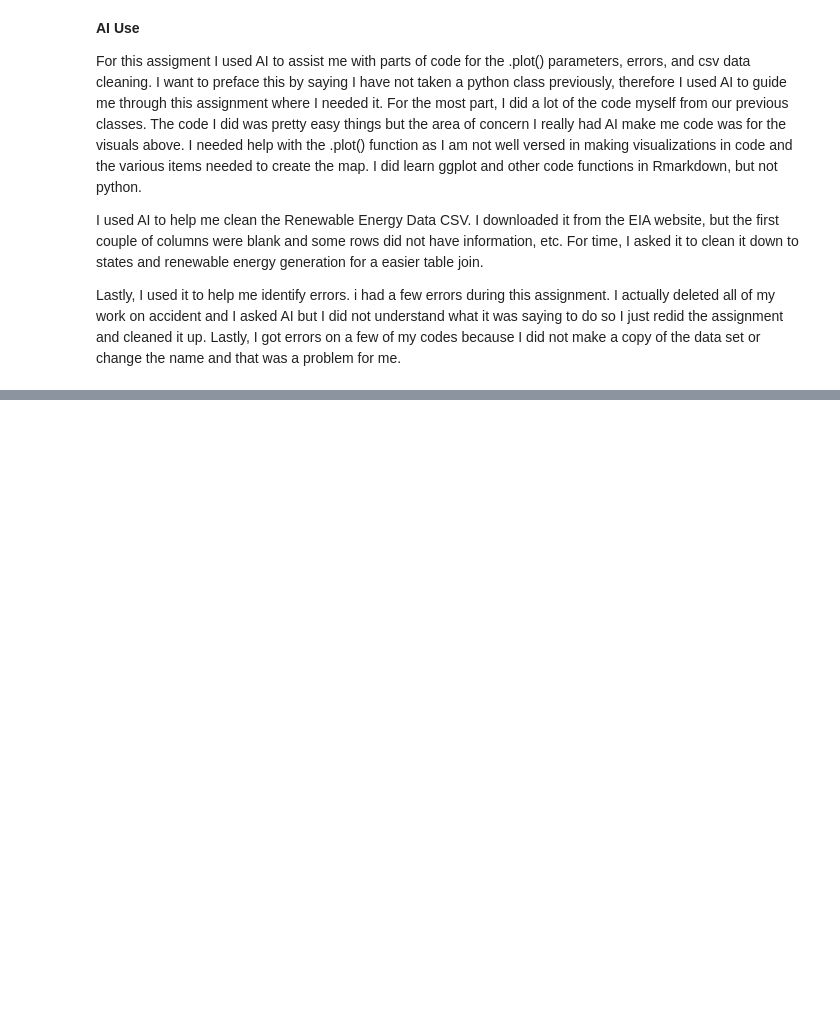
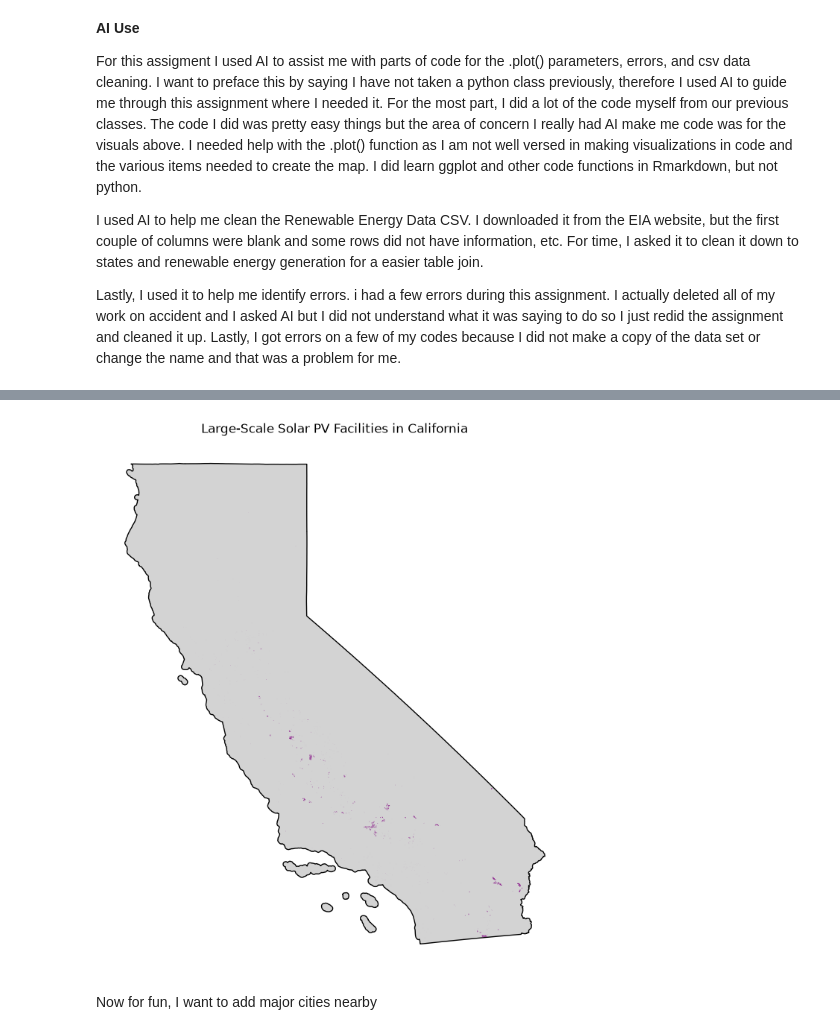
Before and after one commit to oliviapozytko/geog592-opozytko, a Jupyter notebook: homework/week07/homework07.ipynb, the cells around one changed output, grey strips where cells are left out. Saved outputs shown, nothing was run; the diff lists cells and outputs as text; code cells hidden in the pictures; blank space fills up the shorter version.

```diff
--- a/homework/week07/homework07.ipynb
+++ b/homework/week07/homework07.ipynb
@@ -353,0 +384,6 @@ Lastly, I used it to help me identify errors. i had a few errors during this ass
+# %%
+#filter California
+california = States[States["STUSPS"] == "CA"]
+# %%
+#clip the solar facilities in calirfornia
+solar_ca_clip = gpd.clip( SolarPV, california)
@@ -353,0 +400,20 @@ Lastly, I used it to help me identify errors. i had a few errors during this ass
+# %%
+#largescale solar PV in CA
+ax = california.plot(
+    figsize=(8, 10),
+    color="lightgray",
+    edgecolor="black"
+)
+
+solar_ca_clip.plot(
+    ax=ax,
+    color="purple",
+    edgecolor="none"
+)
+
+ax.set_title("Large-Scale Solar PV Facilities in California")
+ax.set_axis_off()
+# %% [output]
+[figure, added]
+# %% [markdown]
+Now for fun, I want to add major cities nearby
```
Also changed, not shown: parts of 17 cells of this notebook, 3 other files.
